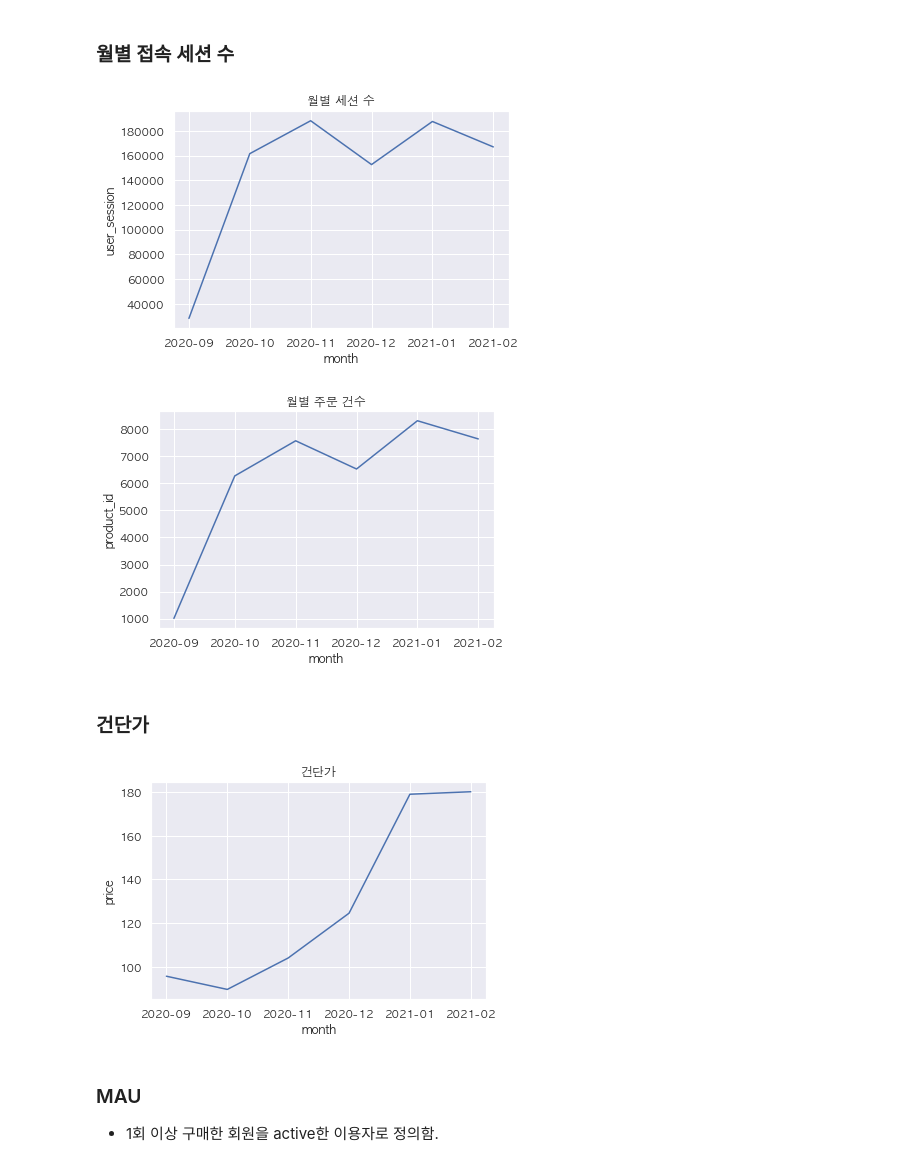
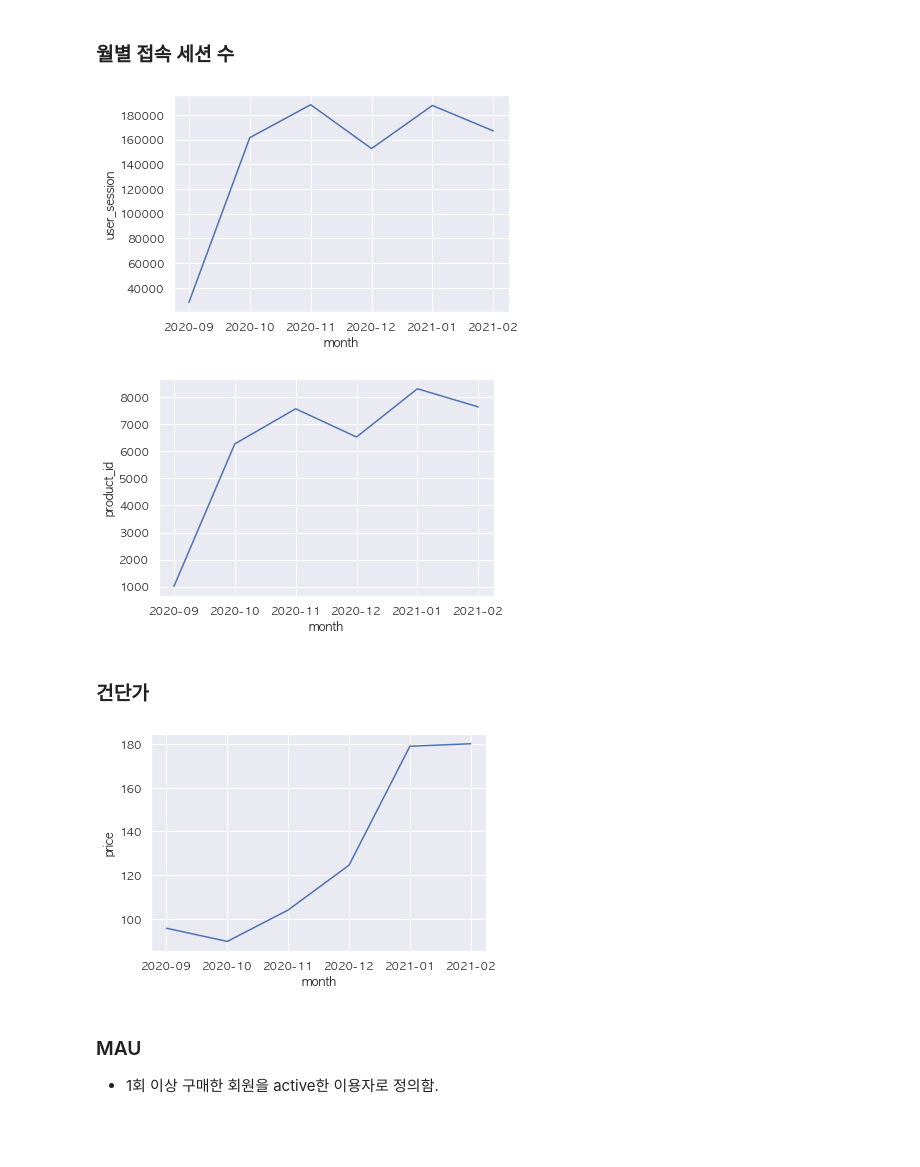
Before and after one commit to king-rabbit/estore-user-log, a Jupyter notebook: EDA.ipynb, the cells around one changed output. Saved outputs shown, nothing was run; the diff lists cells and outputs as text; code cells hidden in the pictures; blank space fills up the shorter version.

```diff
--- a/EDA.ipynb
+++ b/EDA.ipynb
@@ -69,31 +69,28 @@ monthly_sessions = df.groupby(by='month')['user_session'].count().reset_index()
 # %%
 sns.set(style='darkgrid')
 plt.rc('font', family='AppleGothic' ) #한글 폰트 설정
-plt.title('월별 세션 수')
 sns.lineplot(monthly_sessions['month'], monthly_sessions['user_session'])
 plt.savefig('plots/monthly_sessions.png')
 # %% [output]
-[figure, old version]
+[figure, new version]
 # %%
 #월별 주문 건수
 df_purchase = df[df.event_type=='purchase']
 monthly_orders = df_purchase.groupby(by='month')['product_id'].count().reset_index()
 # %%
-plt.title('월별 주문 건수')
 sns.lineplot(monthly_orders['month'], monthly_orders['product_id'])
 plt.savefig('plots/monthly_orders.png')
 # %% [output]
-[figure, old version]
+[figure, new version]
 # %% [markdown]
 ### 건단가
 # %%
 price_per_order = df_purchase.groupby(by='month')['price'].mean().reset_index()
 # %%
-plt.title('건단가')
 sns.lineplot(price_per_order['month'], price_per_order['price'])
 plt.savefig('plots/price_per_orders.png')
 # %% [output]
-[figure, old version]
+[figure, new version]
 # %% [markdown]
 ### MAU
 * 1회 이상 구매한 회원을 active한 이용자로 정의함.
```
Also changed, not shown: parts of 4 cells of this notebook, 14 other files.
